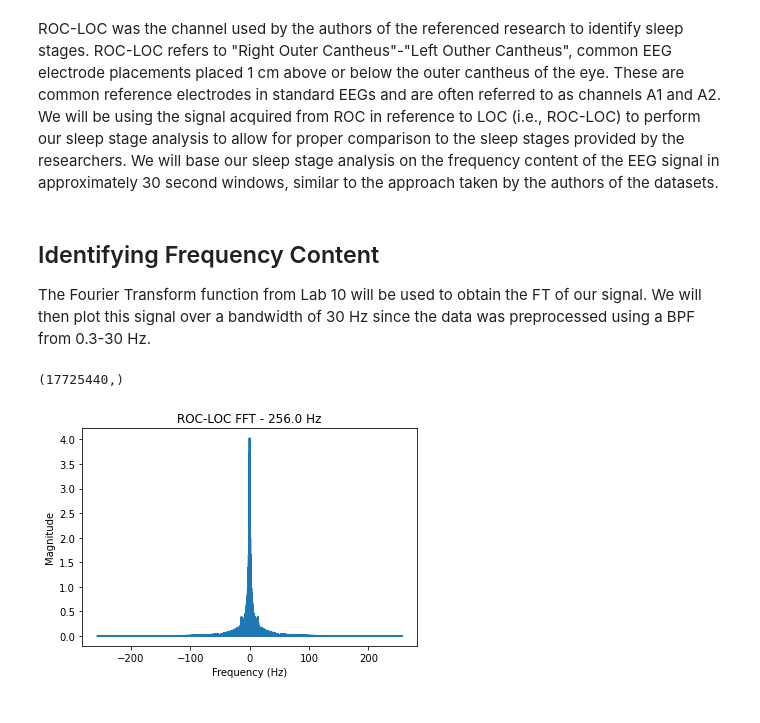
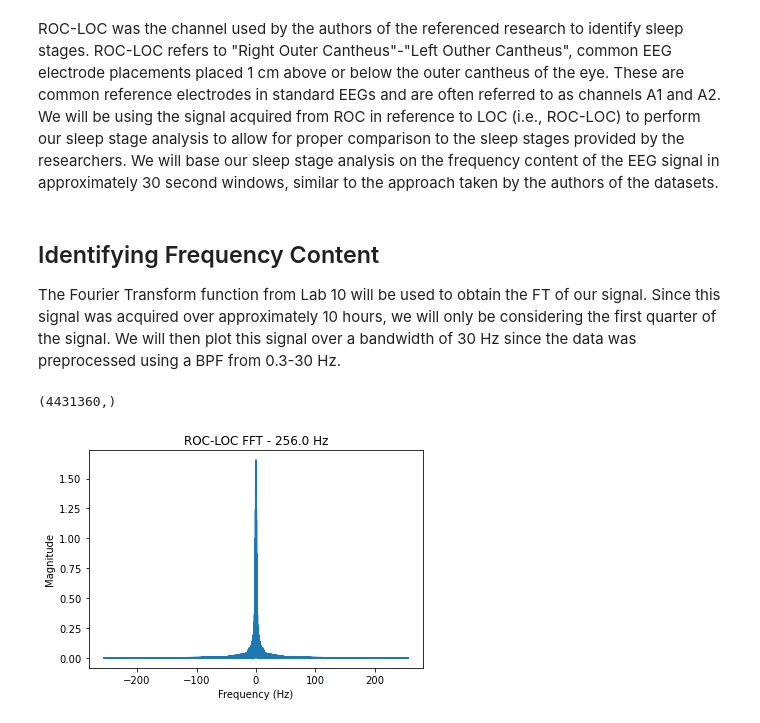
Before and after one commit to braden2447/BME671-Final-Project, a Jupyter notebook: test.ipynb, the cells around one changed output. Cells and saved outputs as stored; diff of their text form; code cells hidden in the pictures.

```diff
--- a/test.ipynb
+++ b/test.ipynb
@@ -72,7 +76,7 @@ for i in range(21):
 ROC-LOC was the channel used by the authors of the referenced research to identify sleep stages. ROC-LOC refers to "Right Outer Cantheus"-"Left Outher Cantheus", common EEG electrode placements placed 1 cm above or below the outer cantheus of the eye. These are common reference electrodes in standard EEGs and are often referred to as channels A1 and A2. We will be using the signal acquired from ROC in reference to LOC (i.e., ROC-LOC) to perform our sleep stage analysis to allow for proper comparison to the sleep stages provided by the researchers. We will base our sleep stage analysis on the frequency content of the EEG signal in approximately 30 second windows, similar to the approach taken by the authors of the datasets.
 # %% [markdown]
 ## Identifying Frequency Content
-The Fourier Transform function from Lab 10 will be used to obtain the FT of our signal. We will then plot this signal over a bandwidth of 30 Hz since the data was preprocessed using a BPF from 0.3-30 Hz.
+The Fourier Transform function from Lab 10 will be used to obtain the FT of our signal. Since this signal was acquired over approximately 10 hours, we will only be considering the first quarter of the signal. We will then plot this signal over a bandwidth of 30 Hz since the data was preprocessed using a BPF from 0.3-30 Hz.
 # %%
 # FT Function from Lab 10
 
@@ -110,13 +114,14 @@ def FTplot(fvec, FT):
     plt.xlabel('Frequency (Hz)')
     plt.ylabel('Magnitude')
     plt.show()
-# %%
-# Look at referential EEG traces (NOT bipolar) for simplicity: C4-A1
-c4a1 = data['C4-A1'][0][0]
-print(c4a1.shape)
-fvec, c4a1_FT = ExploreFTplots(c4a1, 0, fs)
-FTplot(fvec, c4a1_FT)
-# %% [output]
-(17725440,)
-[figure, removed]
+# %%
+# Look at main EEG trace used to obtain provided sleep stages: ROC-LOC
+eeg_signal = data['ROC-LOC'][0][0]
+eeg_signalhalf = eeg_signal[0:round(len(eeg_signal)/4)]
+print(eeg_signalhalf.shape)
+fvec, eeg_FT = ExploreFTplots(eeg_signalhalf, 0, fs)
+FTplot(fvec, eeg_FT)
+# %% [output]
+(4431360,)
+[figure, added]
 # %%
```
Also changed, not shown: parts of 19 cells of this notebook.
